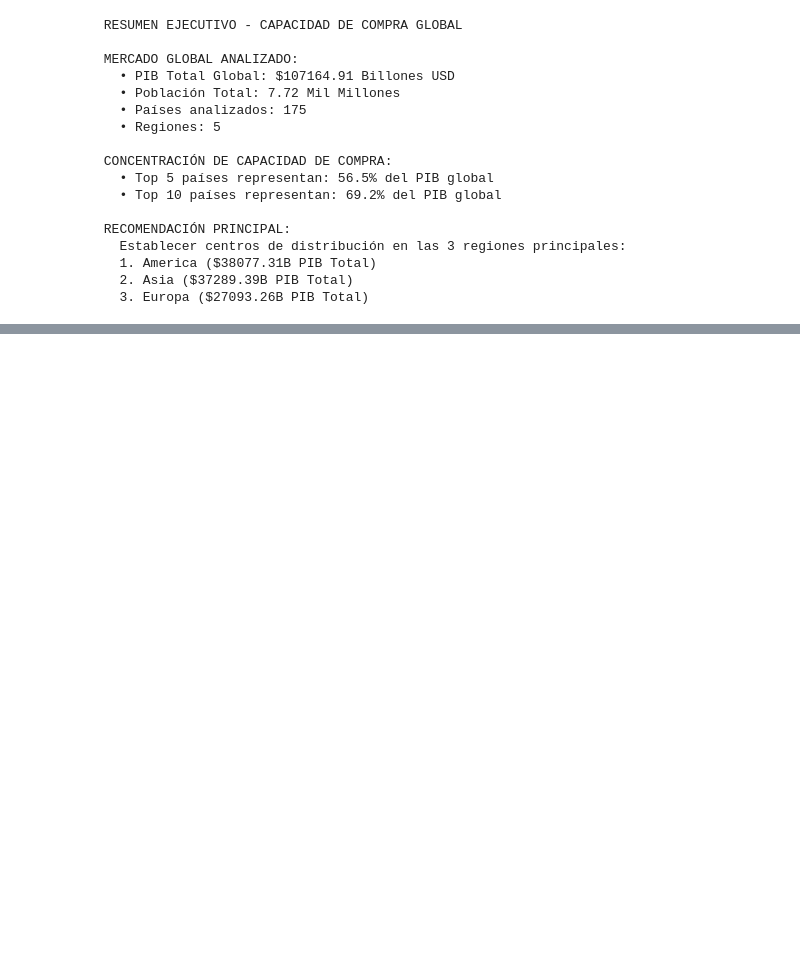
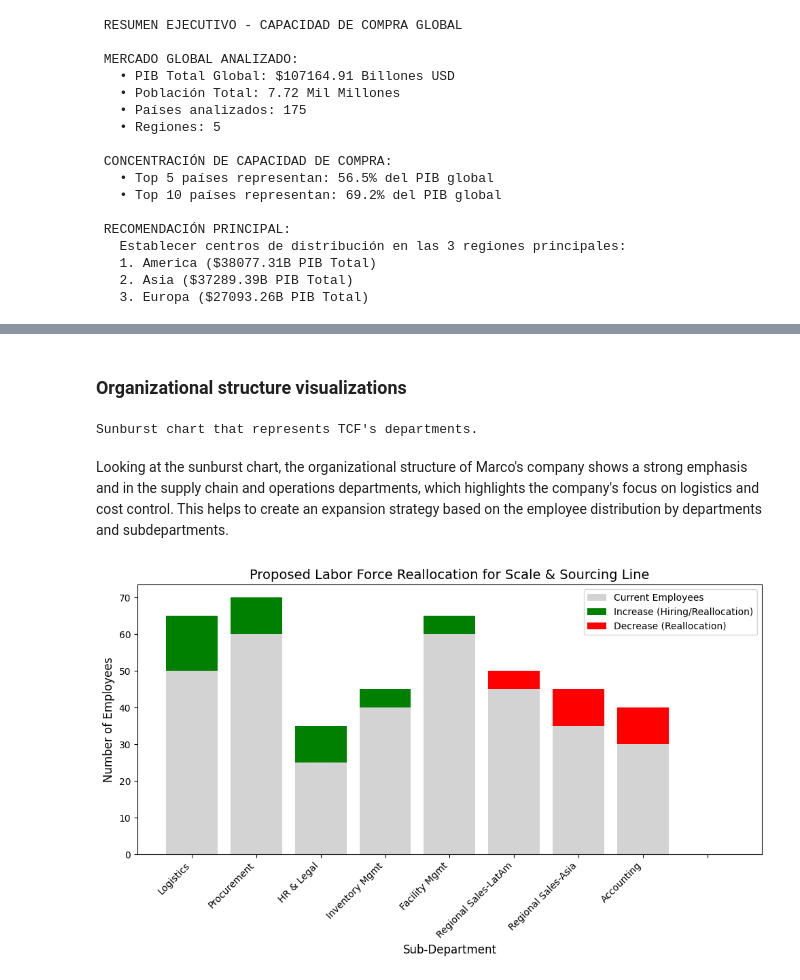
Before and after one commit to monroyminerodiego/visualization-tools-IX, a Jupyter notebook: ML/U2/PortfolioU2/01_hierarchical_analysis.ipynb, the cells around one changed output, grey strips where cells are left out. Saved outputs shown, nothing was run; the diff lists cells and outputs as text; code cells hidden in the pictures; blank space fills up the shorter version.

```diff
--- a/ML/U2/PortfolioU2/01_hierarchical_analysis.ipynb
+++ b/ML/U2/PortfolioU2/01_hierarchical_analysis.ipynb
@@ -743,0 +1216,30 @@ for i, (region, gdp) in enumerate(top_regions.head(3).items(), 1):
+# %% [markdown]
+### **Organizational structure visualizations**
+# %%
+# --- 2. Create the Sunburst Chart ---
+
+fig = px.sunburst(
+    df_org,
+    names='labels',
+    parents='parents',
+    values='values',
+    title='TCF Organizational Structure: Labor Force Distribution',
+    height=600,
+    color='values',  # Color by employee count
+    color_continuous_scale=px.colors.sequential.Viridis # Use a color scale
+)
+
+# Customize layout for better display
+fig.update_layout(
+    font=dict(size=12),
+    title_x=0.5, # Center the title
+)
+
+# Showing the organizational structure
+fig.show()
+
+print("Sunburst chart that represents TCF's departments.")
+# %% [output]
+Sunburst chart that represents TCF's departments.
+# %% [markdown]
+Looking at the sunburst chart, the organizational structure of Marco's company shows a strong emphasis and in the supply chain and operations departments, which highlights the company's focus on logistics and cost control. This helps to create an expansion strategy based on the employee distribution by departments and subdepartments.
@@ -743,0 +1260,43 @@ for i, (region, gdp) in enumerate(top_regions.head(3).items(), 1):
+# %%
+# Data created: Derived from the current TCF structure and the proposed changes above.
+labor_reallocation_data = {
+    'Sub-Department': ['Logistics', 'Procurement', 'HR & Legal', 'Inventory Mgmt', 'Facility Mgmt', 'Regional Sales-LatAm', 'Regional Sales-Asia', 'Accounting'],
+    'Current Employees': [50, 60, 25, 40, 60, 45, 35, 30],
+    'Adjustment': [15, 10, 10, 5, 5, -5, -10, -10] # Net shift is 45 - 25 = +20 (The total workforce increases by 20 with new hires for critical roles)
+}
+df_labor_change = pd.DataFrame(labor_reallocation_data)
+
+# Create a column for the New Employee Count
+df_labor_change['New Employees'] = df_labor_change['Current Employees'] + df_labor_change['Adjustment']
+
+# Determine the change type for coloring
+df_labor_change['Change Type'] = df_labor_change['Adjustment'].apply(lambda x: 'Increase' if x > 0 else 'Decrease')
+
+# --- Create the Comparative Bar Chart ---
+plt.figure(figsize=(10, 6))
+
+# Use the current workforce as the base bar
+plt.bar(df_labor_change['Sub-Department'], df_labor_change['Current Employees'], label='Current Employees', color='lightgrey')
+
+# Use a second bar to show the adjustment (increase/decrease)
+# The bottom of the adjustment bar is the current employee count for increases
+# The top of the adjustment bar is the new employee count for decreases
+for index, row in df_labor_change.iterrows():
+    if row['Adjustment'] > 0:
+        plt.bar(row['Sub-Department'], row['Adjustment'], bottom=row['Current Employees'], color='green', label='_nolegend_')
+    else:
+        plt.bar(row['Sub-Department'], row['Adjustment'], bottom=row['Current Employees'] - row['Adjustment'], color='red', label='_nolegend_')
+
+# Re-adding the legend handles (simplifying legend for clarity)
+plt.bar([''], [0], color='green', label='Increase (Hiring/Reallocation)')
+plt.bar([''], [0], color='red', label='Decrease (Reallocation)')
+
+plt.title('Proposed Labor Force Reallocation for Scale & Sourcing Line', fontsize=14)
+plt.xlabel('Sub-Department', fontsize=12)
+plt.ylabel('Number of Employees', fontsize=12)
+plt.xticks(rotation=45, ha='right')
+plt.legend(loc='upper right')
+plt.tight_layout()
+plt.show()
+# %% [output]
+[figure, added]
```
Also changed, not shown: parts of 26 cells of this notebook, 1 other file.
